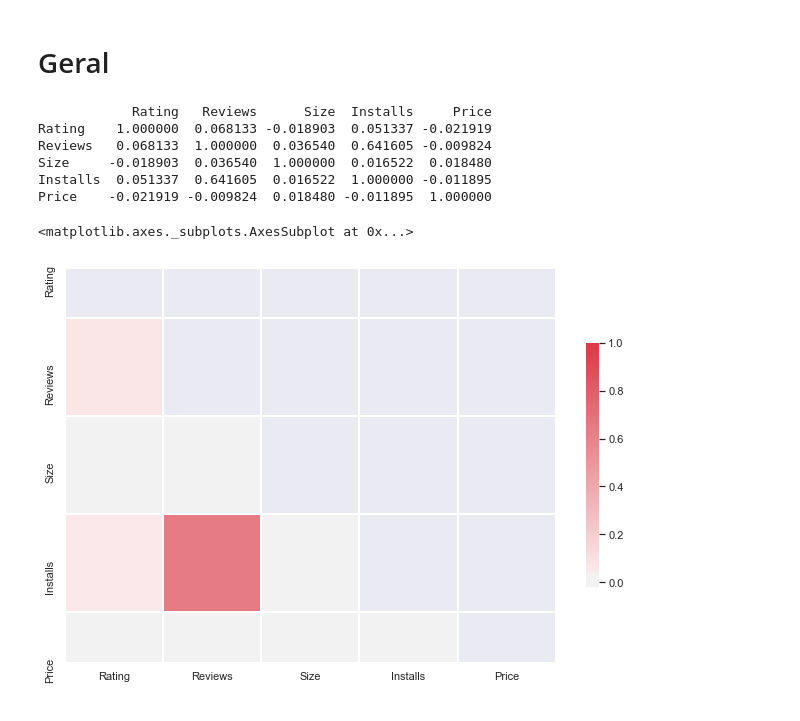
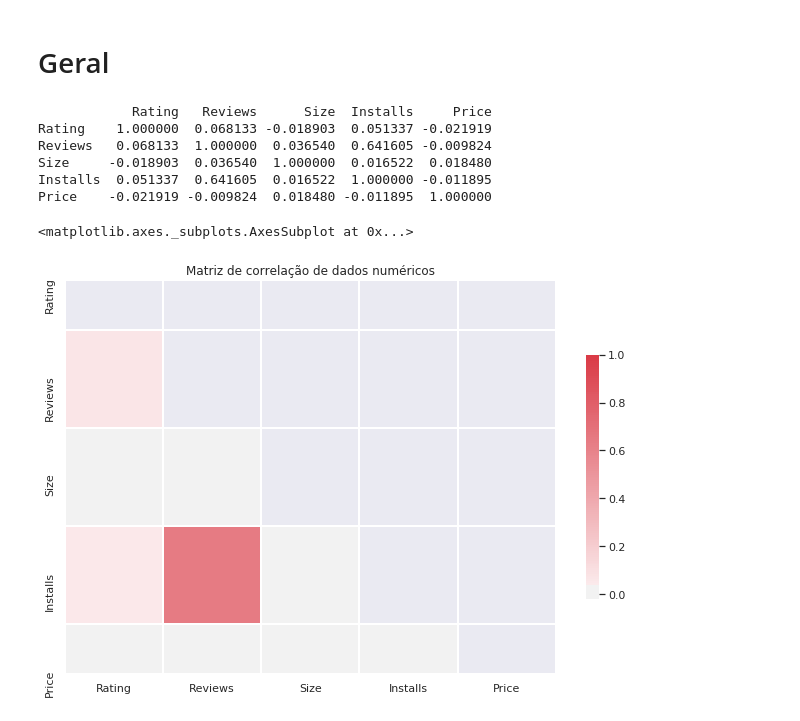
Before and after one commit to ArtFicer/PGCC-MQ, a Jupyter notebook: MQFinal/MQFinal.ipynb, the cells around one changed output. Drawn from its saved outputs; the diff is of its cells as text; code cells hidden in the pictures.

```diff
--- a/MQFinal/MQFinal.ipynb
+++ b/MQFinal/MQFinal.ipynb
@@ -338,26 +354,27 @@ AxesSubplot(0.125,0.125;0.775x0.755)
 # %%
 corr = df.corr()
 print(corr)
 
 # Generate a mask for the upper triangle
 mask = np.zeros_like(corr, dtype=np.bool)
 mask[np.triu_indices_from(mask)] = True
 
 # Set up the matplotlib figure
 f, ax = plt.subplots(figsize=(11, 9))
 
 # Generate a custom diverging colormap
 cmap = sns.diverging_palette(220, 10, as_cmap=True)
 
 # Draw the heatmap with the mask and correct aspect ratio
+plt.title("Matriz de correlação de dados numéricos")
 sns.heatmap(corr, mask=mask, cmap=cmap, vmax=1, center=0,
             square=True, linewidths=1, cbar_kws={"shrink": .5})
 # %% [output]
             Rating   Reviews      Size  Installs     Price
 Rating    1.000000  0.068133 -0.018903  0.051337 -0.021919
 Reviews   0.068133  1.000000  0.036540  0.641605 -0.009824
 Size     -0.018903  0.036540  1.000000  0.016522  0.018480
 Installs  0.051337  0.641605  0.016522  1.000000 -0.011895
 Price    -0.021919 -0.009824  0.018480 -0.011895  1.000000
 <matplotlib.axes._subplots.AxesSubplot at 0x...>
-[figure, old version]
+[figure, new version]
```
Also changed, not shown: parts of 21 cells of this notebook, 1 other file.
